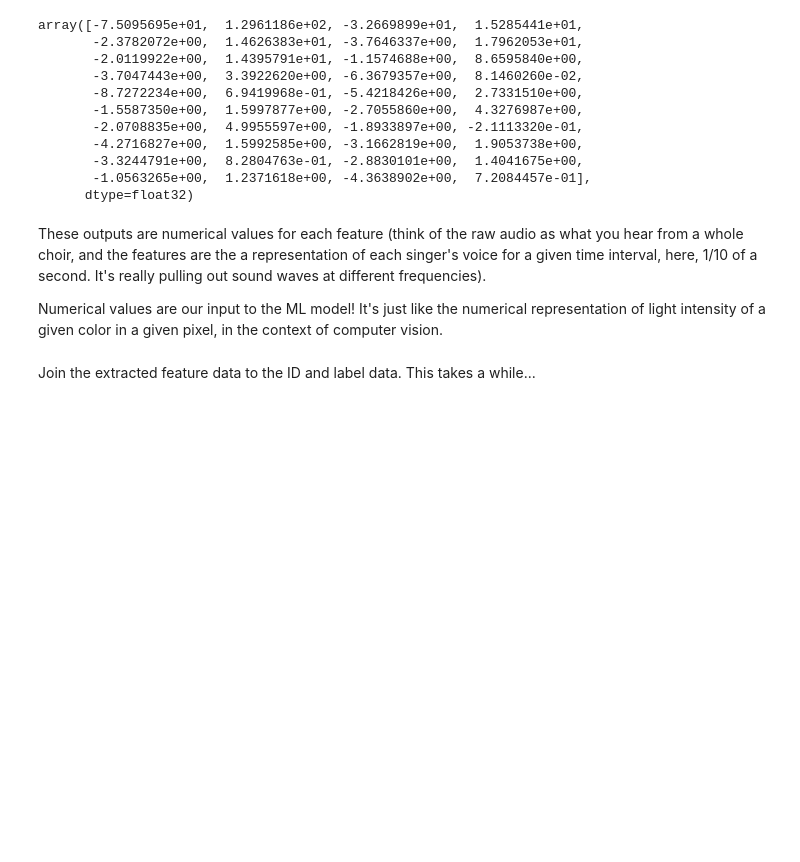
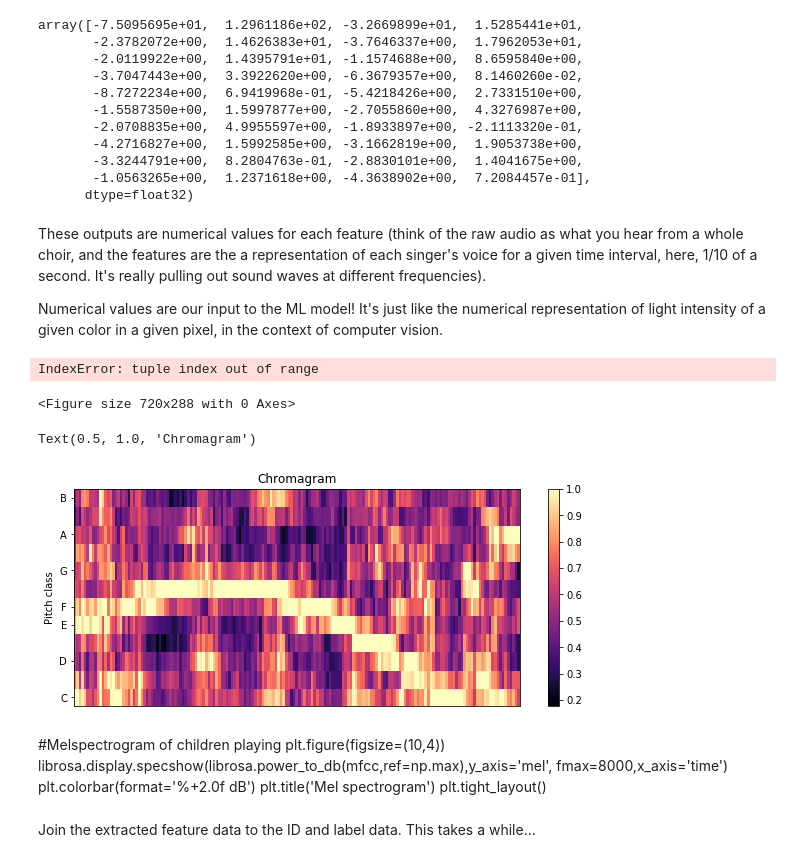
Before and after one commit to devonds/urban_sound, a Jupyter notebook: Urban_Sound.ipynb, the cells around one changed output. Cells and saved outputs as stored; diff of their text form; code cells hidden in the pictures; blank space fills up the shorter version.

Commit message:
update to visualize pitch spectrogram

```diff
--- a/Urban_Sound.ipynb
+++ b/Urban_Sound.ipynb
@@ -83,6 +83,38 @@ array([-7.5095695e+01,  1.2961186e+02, -3.2669899e+01,  1.5285441e+01,
 These outputs are numerical values for each feature (think of the raw audio as what you hear from a whole choir, and the features are the a representation of each singer's voice for a given time interval, here, 1/10 of a second. It's really pulling out sound waves at different frequencies).
 
 Numerical values are our input to the ML model! It's just like the numerical representation of light intensity of a given color in a given pixel, in the context of computer vision.
+# %%
+import librosa.display
+# MFCC of children playing
+plt.figure(figsize=(10,4))
+librosa.display.specshow(mfcc, x_axis='time')
+plt.colorbar()
+plt.title('MFCC')
+plt.tight_layout()
+# %% [output]
+IndexError: tuple index out of range
+<Figure size 720x288 with 0 Axes>
+# %%
+filename = ''
+y, sr = librosa.load(librosa.util.example_audio_file())
+plt.figure(figsize=(12, 8))
+# %%
+#chromagram
+example_file = librosa.feature.chroma_cqt(y=y_audio, sr=sample_rate)
+plt.figure(figsize=(10,4))
+librosa.display.specshow(example_file, y_axis='chroma')
+plt.colorbar()
+plt.title('Chromagram')
+# %% [output]
+Text(0.5, 1.0, 'Chromagram')
+[figure, added]
+# %% [markdown]
+#Melspectrogram of children playing
+plt.figure(figsize=(10,4))
+librosa.display.specshow(librosa.power_to_db(mfcc,ref=np.max),y_axis='mel', fmax=8000,x_axis='time')
+plt.colorbar(format='%+2.0f dB')
+plt.title('Mel spectrogram')
+plt.tight_layout()
 # %% [markdown]
 Join the extracted feature data to the ID and label data. This takes a while...
 # %%
```
